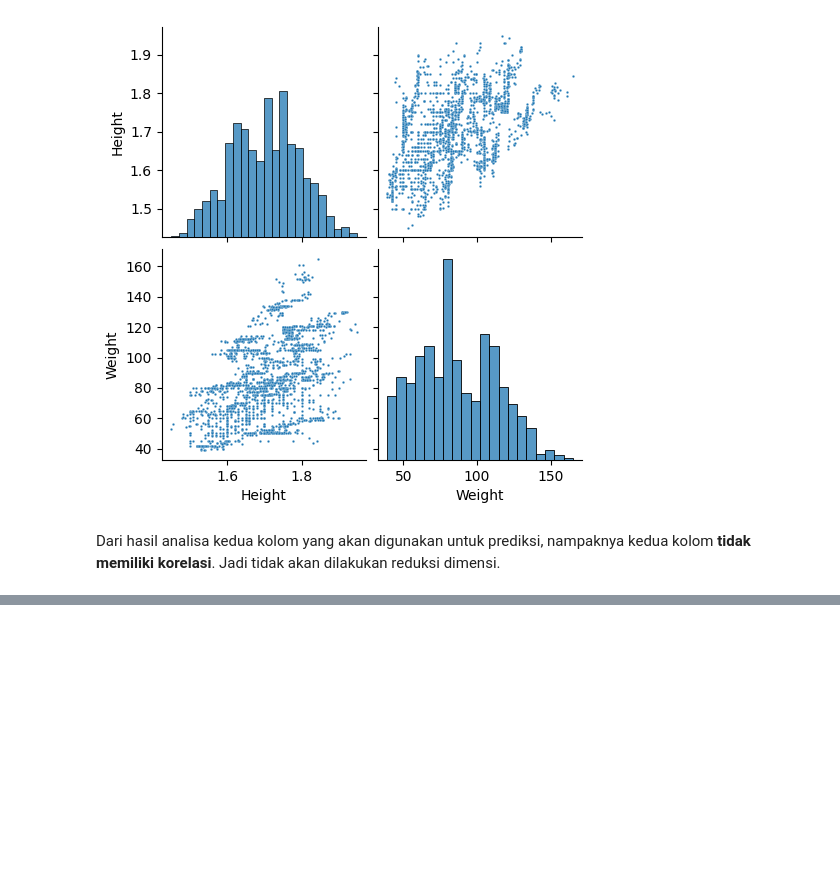
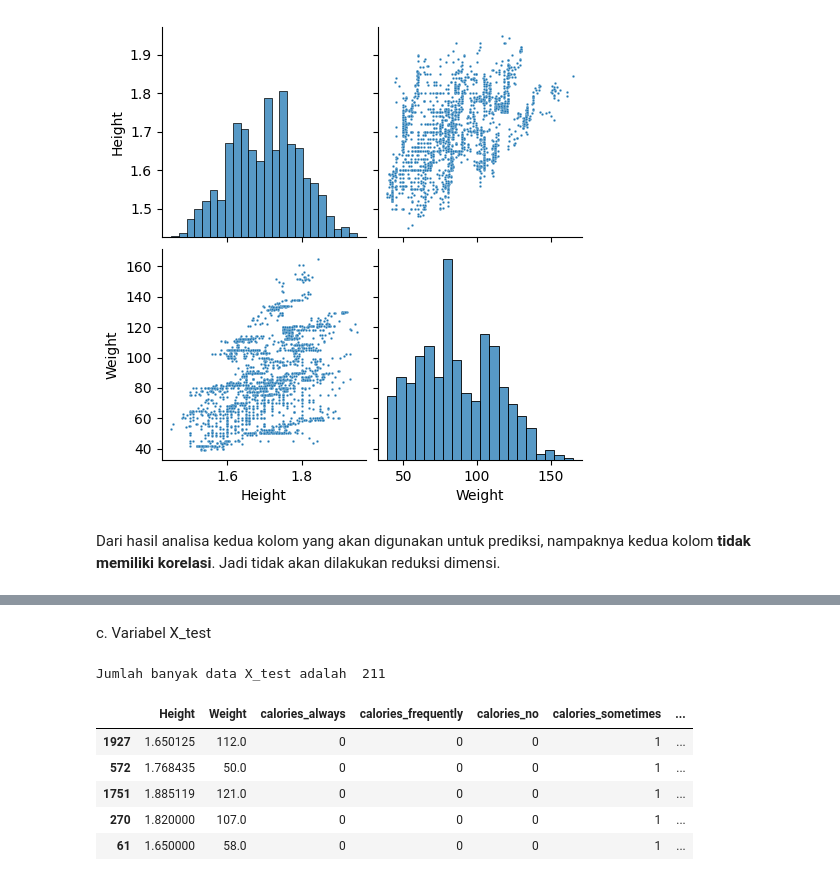
Before and after one commit to ishala/obesity-analysis-and-recommender-system, a Jupyter notebook: Submission 1/analisis.ipynb, the cells around one changed output, grey strips where cells are left out. Drawn from its saved outputs; the diff is of its cells as text; code cells hidden in the pictures; blank space fills up the shorter version.

```diff
--- a/Submission 1/analisis.ipynb
+++ b/Submission 1/analisis.ipynb
@@ -650,0 +691,16 @@ Dari hasil analisa kedua kolom yang akan digunakan untuk prediksi, nampaknya ked
+# %% [markdown]
+c. Variabel X_test
+# %%
+# Cek banyak jumlah X_test
+print('Jumlah banyak data X_test adalah ', len(X_test))
+
+# Cek sample isi data
+X.sample(5)
+# %% [output]
+Jumlah banyak data X_test adalah  211
+|  | Height | Weight | calories_always | calories_frequently | calories_no | calories_sometimes | ... |
+| 1927 | 1.650125 | 112.0 | 0 | 0 | 0 | 1 | ... |
+| 572 | 1.768435 | 50.0 | 0 | 0 | 0 | 1 | ... |
+| 1751 | 1.885119 | 121.0 | 0 | 0 | 0 | 1 | ... |
+| 270 | 1.820000 | 107.0 | 0 | 0 | 0 | 1 | ... |
+| 61 | 1.650000 | 58.0 | 0 | 0 | 0 | 1 | ... |
```
Also changed, not shown: parts of 15 cells of this notebook.
